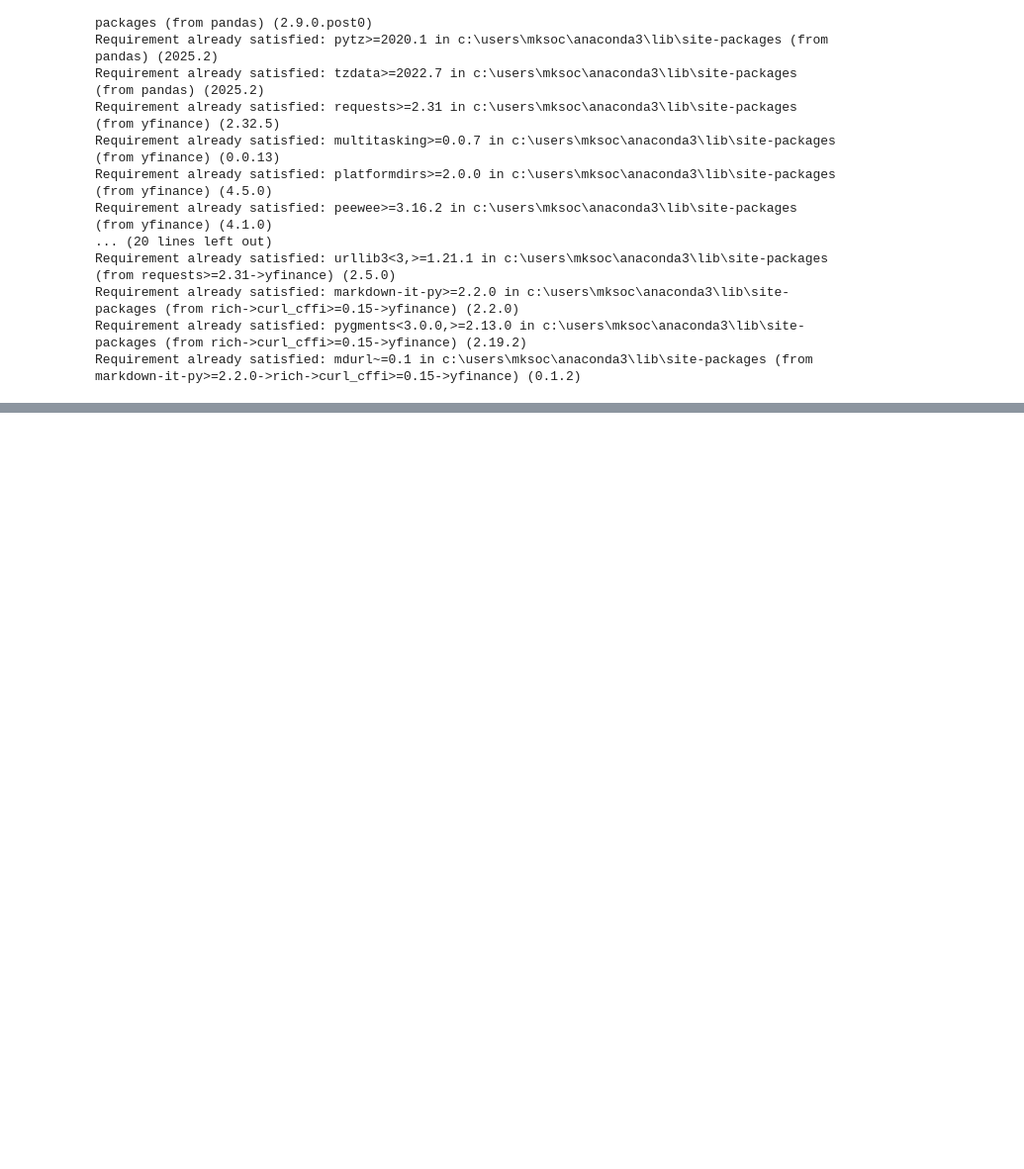
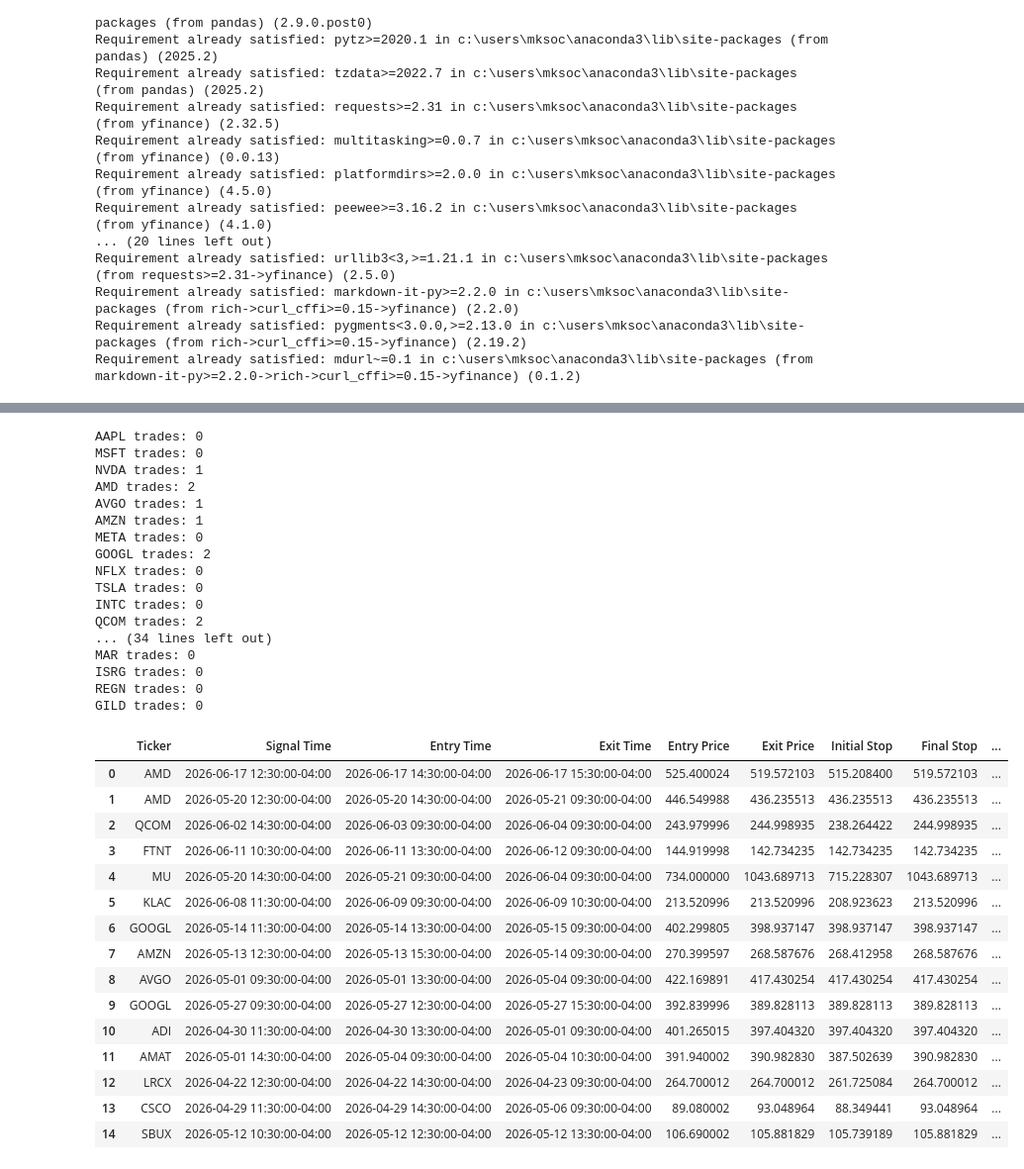
Before and after one commit to michellelclaw-svg/Secure-Algorithmic-Trading-Platform-, a Jupyter notebook: notebooks/strategy_research.ipynb, the cells around one changed output, grey strips where cells are left out. Shown at 99% size. Drawn from its saved outputs; the diff is of its cells as text; code cells hidden in the pictures; blank space fills up the shorter version.

```diff
--- a/notebooks/strategy_research.ipynb
+++ b/notebooks/strategy_research.ipynb
@@ -157,0 +481,2 @@ True
+# %%
+test_10 = ["VSH", "NOK", "STX", "SNDK", "META", "MCHP", "WDC", "AVGO", "WOLF", "NFLX"]
@@ -157,0 +582,14 @@ True
+# %%
+watchlist = ["AMD", "NVDA", "AAPL", "MSFT", "META", "AMZN", "GOOGL", "NFLX", "AVGO", "TSLA"]
+
+rows = []
+
+for ticker in watchlist:
+    rows.append(scan_ticker(ticker))
+
+scanner = pd.DataFrame(rows)
+
+scanner.sort_values(
+    by=["Relative Strength 3M %", "Trend Score"],
+    ascending=[False, False]
+)
@@ -157,0 +676,54 @@ True
+# %%
+watchlist = [
+    "AAPL", "MSFT", "NVDA", "AMD", "AVGO",
+    "AMZN", "META", "GOOGL", "NFLX", "TSLA",
+
+    "INTC", "QCOM", "CSCO", "ADBE", "AMAT",
+    "LRCX", "KLAC", "ADI", "NXPI", "MU",
+
+    "CRWD", "FTNT", "PANW", "ZS", "DDOG",
+    "MDB", "SNOW", "PLTR", "TEAM", "DOCU",
+
+    "INTU", "CDNS", "SNPS", "ADSK", "WDAY",
+    "ROP", "PAYX", "CTAS", "ODFL", "FAST",
+
+    "MELI", "ABNB", "BKNG", "SBUX", "COST",
+    "TMUS", "MAR", "ISRG", "REGN", "GILD"
+]
+
+portfolio_trades = backtest_portfolio(watchlist)
+portfolio_trades
+# %% [output]
+AAPL trades: 0
+MSFT trades: 0
+NVDA trades: 1
+AMD trades: 2
+AVGO trades: 1
+AMZN trades: 1
+META trades: 0
+GOOGL trades: 2
+NFLX trades: 0
+TSLA trades: 0
+INTC trades: 0
+QCOM trades: 2
+... (34 lines left out)
+MAR trades: 0
+ISRG trades: 0
+REGN trades: 0
+GILD trades: 0
+|  | Ticker | Signal Time | Entry Time | Exit Time | Entry Price | Exit Price | Initial Stop | Final Stop | ... |
+| 0 | AMD | 2026-06-17 12:30:00-04:00 | 2026-06-17 14:30:00-04:00 | 2026-06-17 15:30:00-04:00 | 525.400024 | 519.572103 | 515.208400 | 519.572103 | ... |
+| 1 | AMD | 2026-05-20 12:30:00-04:00 | 2026-05-20 14:30:00-04:00 | 2026-05-21 09:30:00-04:00 | 446.549988 | 436.235513 | 436.235513 | 436.235513 | ... |
+| 2 | QCOM | 2026-06-02 14:30:00-04:00 | 2026-06-03 09:30:00-04:00 | 2026-06-04 09:30:00-04:00 | 243.979996 | 244.998935 | 238.264422 | 244.998935 | ... |
+| 3 | FTNT | 2026-06-11 10:30:00-04:00 | 2026-06-11 13:30:00-04:00 | 2026-06-12 09:30:00-04:00 | 144.919998 | 142.734235 | 142.734235 | 142.734235 | ... |
+| 4 | MU | 2026-05-20 14:30:00-04:00 | 2026-05-21 09:30:00-04:00 | 2026-06-04 09:30:00-04:00 | 734.000000 | 1043.689713 | 715.228307 | 1043.689713 | ... |
+| 5 | KLAC | 2026-06-08 11:30:00-04:00 | 2026-06-09 09:30:00-04:00 | 2026-06-09 10:30:00-04:00 | 213.520996 | 213.520996 | 208.923623 | 213.520996 | ... |
+| 6 | GOOGL | 2026-05-14 11:30:00-04:00 | 2026-05-14 13:30:00-04:00 | 2026-05-15 09:30:00-04:00 | 402.299805 | 398.937147 | 398.937147 | 398.937147 | ... |
+| 7 | AMZN | 2026-05-13 12:30:00-04:00 | 2026-05-13 15:30:00-04:00 | 2026-05-14 09:30:00-04:00 | 270.399597 | 268.587676 | 268.412958 | 268.587676 | ... |
+| 8 | AVGO | 2026-05-01 09:30:00-04:00 | 2026-05-01 13:30:00-04:00 | 2026-05-04 09:30:00-04:00 | 422.169891 | 417.430254 | 417.430254 | 417.430254 | ... |
+| 9 | GOOGL | 2026-05-27 09:30:00-04:00 | 2026-05-27 12:30:00-04:00 | 2026-05-27 15:30:00-04:00 | 392.839996 | 389.828113 | 389.828113 | 389.828113 | ... |
+| 10 | ADI | 2026-04-30 11:30:00-04:00 | 2026-04-30 13:30:00-04:00 | 2026-05-01 09:30:00-04:00 | 401.265015 | 397.404320 | 397.404320 | 397.404320 | ... |
+| 11 | AMAT | 2026-05-01 14:30:00-04:00 | 2026-05-04 09:30:00-04:00 | 2026-05-04 10:30:00-04:00 | 391.940002 | 390.982830 | 387.502639 | 390.982830 | ... |
+| 12 | LRCX | 2026-04-22 12:30:00-04:00 | 2026-04-22 14:30:00-04:00 | 2026-04-23 09:30:00-04:00 | 264.700012 | 264.700012 | 261.725084 | 264.700012 | ... |
+| 13 | CSCO | 2026-04-29 11:30:00-04:00 | 2026-04-29 14:30:00-04:00 | 2026-05-06 09:30:00-04:00 | 89.080002 | 93.048964 | 88.349441 | 93.048964 | ... |
+| 14 | SBUX | 2026-05-12 10:30:00-04:00 | 2026-05-12 12:30:00-04:00 | 2026-05-12 13:30:00-04:00 | 106.690002 | 105.881829 | 105.739189 | 105.881829 | ... |
```
Also changed, not shown: parts of 21 cells of this notebook, 2 other files.
